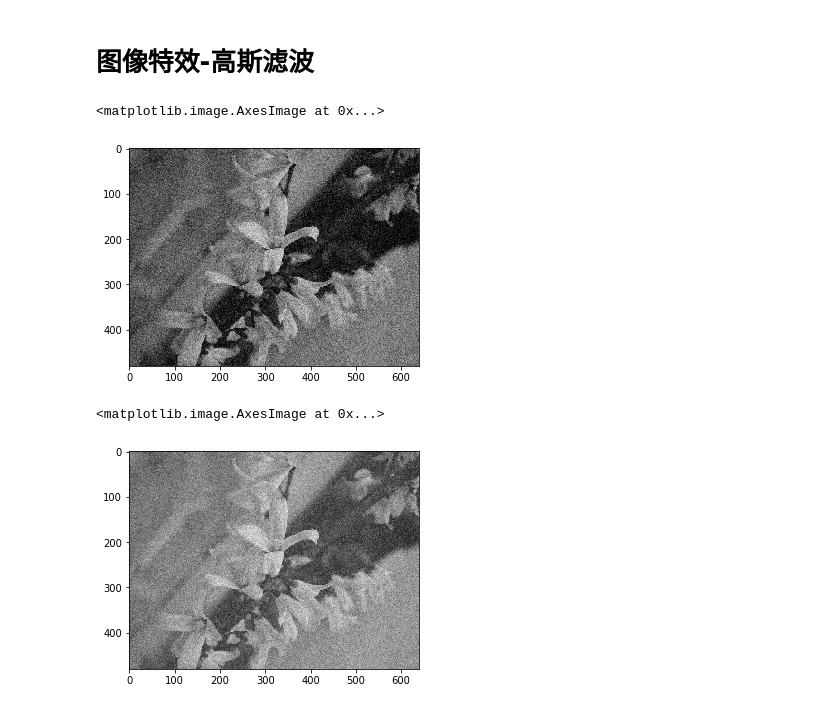
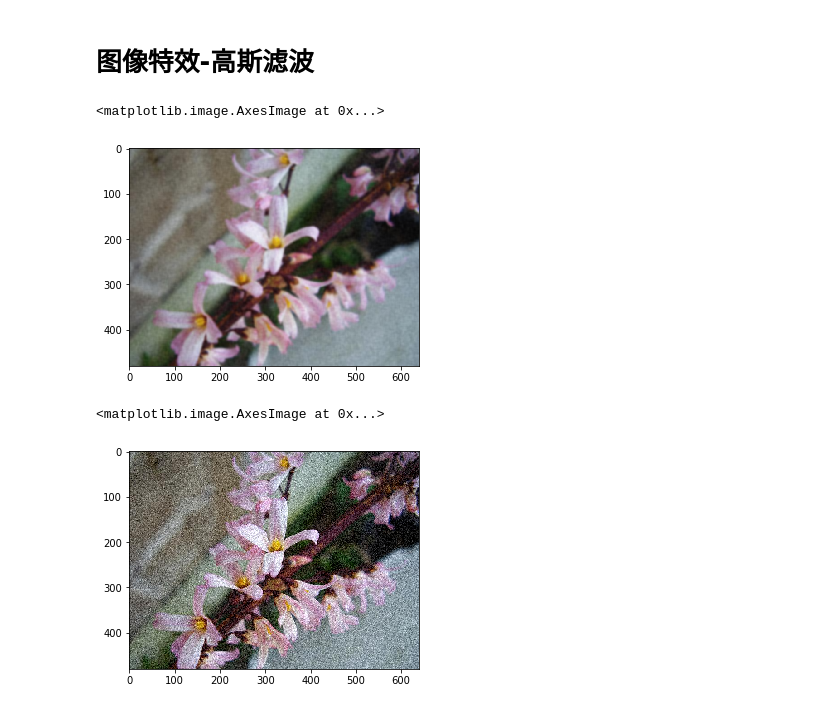
Before and after one commit to juxiangwu/image-processing, a Jupyter notebook: 图像特效/23-图像特效-高斯滤波.ipynb, the cells around one changed output. Saved outputs shown, nothing was run; the diff lists cells and outputs as text; code cells hidden in the pictures.

```diff
--- a/图像特效/23-图像特效-高斯滤波.ipynb
+++ b/图像特效/23-图像特效-高斯滤波.ipynb
@@ -38,27 +28,37 @@ def freqfilter_guassian_lp_kernel(M,N,D0):
-# %%
-def gaussian_filter(im,D0=10):
-    srcf = im.astype('float32') / 255.0
-    imfft = np.fft.fft2(srcf)
-    imfftshift = np.fft.fftshift(imfft)
-
-    rows,cols = src.shape[0],src.shape[1]
-    n1 = rows // 2
-    n2 = cols // 2
-
-    H = freqfilter_guassian_lp_kernel(cols,rows,D0)
-    result = imfftshift * H
-    result = np.fft.ifftshift(result)
-    result = np.fft.ifft2(result)
-    dst = np.abs(result)
-    return dst
+# %%
+def gen_gaussian_kernel(ksize,sigma=2.4):
+    center = (ksize - 1) // 2
+    kernel = np.zeros((ksize,ksize),dtype=np.float32)
+    for i in range(ksize):
+        for j in range(ksize):
+            dis = np.abs(i - center) + np.abs(j-center) # 用和来近似平方的开方
+            dvalue = np.exp(-dis * dis / (2 * sigma * sigma + 1.0e-5))
+            kernel[i,j] = dvalue
+    dsum = np.sum(kernel)
+    kernel /= (dsum + 1.0e-5)
+    return kernel
+# %%
+def gaussian_filter(im,ksize=3,sigma=2.4):
+    dst = np.zeros_like(im).astype(np.float32)
+    srcf = im.astype(np.float32)
+    kernel = gen_gaussian_kernel(ksize,sigma)
+    if len(im.shape) > 2:
+        dst[:,:,0] = signal.convolve2d(srcf[:,:,0],kernel, boundary='symm', mode='same')
+        dst[:,:,1] = signal.convolve2d(srcf[:,:,1],kernel, boundary='symm', mode='same')
+        dst[:,:,2] = signal.convolve2d(srcf[:,:,2],kernel, boundary='symm', mode='same')
+    else:
+        dst = signal.convolve2d(srcf,kernel, boundary='symm', mode='same')
+    dst[dst < 0] = 0
+    dst[dst > 255] = 255
+    return dst.astype(np.uint8)
 # %%
-dst = gaussian_filter(src_noise_gray,10)
+dst = gaussian_filter(src_noise,11,2.5)
 plt.imshow(dst,'gray')
 # %% [output]
 <matplotlib.image.AxesImage at 0x...>
-[figure, old version]
+[figure, new version]
 # %%
-plt.imshow(src_noise_gray,'gray')
+plt.imshow(src_noise,'gray')
 # %% [output]
 <matplotlib.image.AxesImage at 0x...>
-[figure, old version]
+[figure, new version]
```
Also changed, not shown: parts of 1 cell of this notebook, 11 other files.
